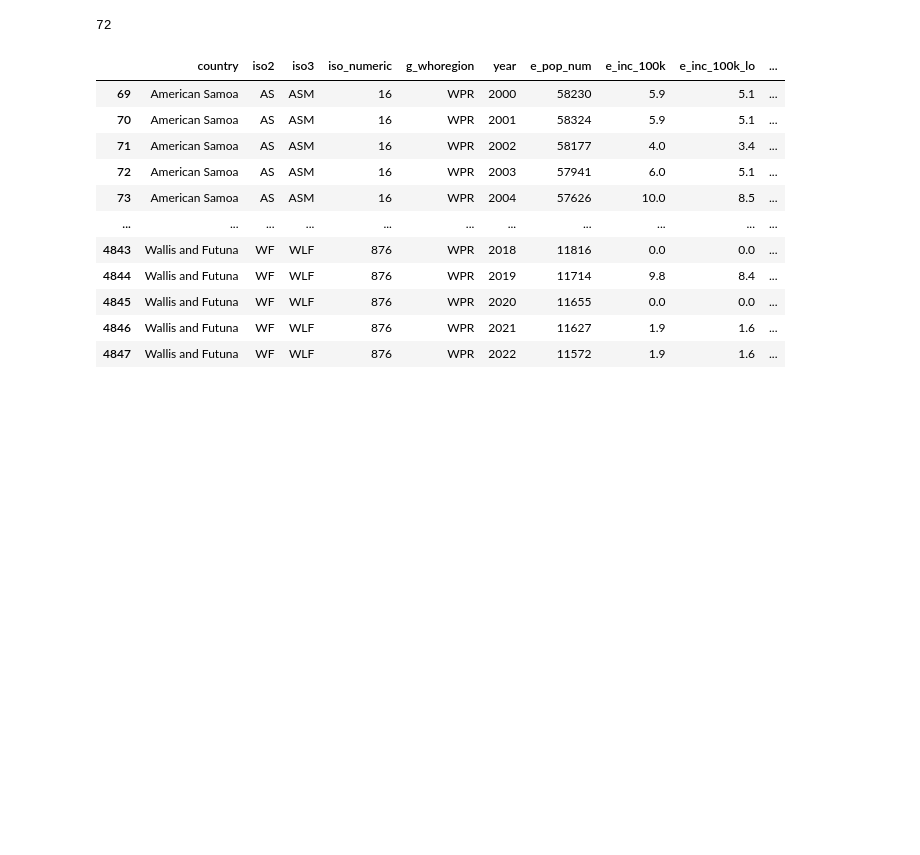
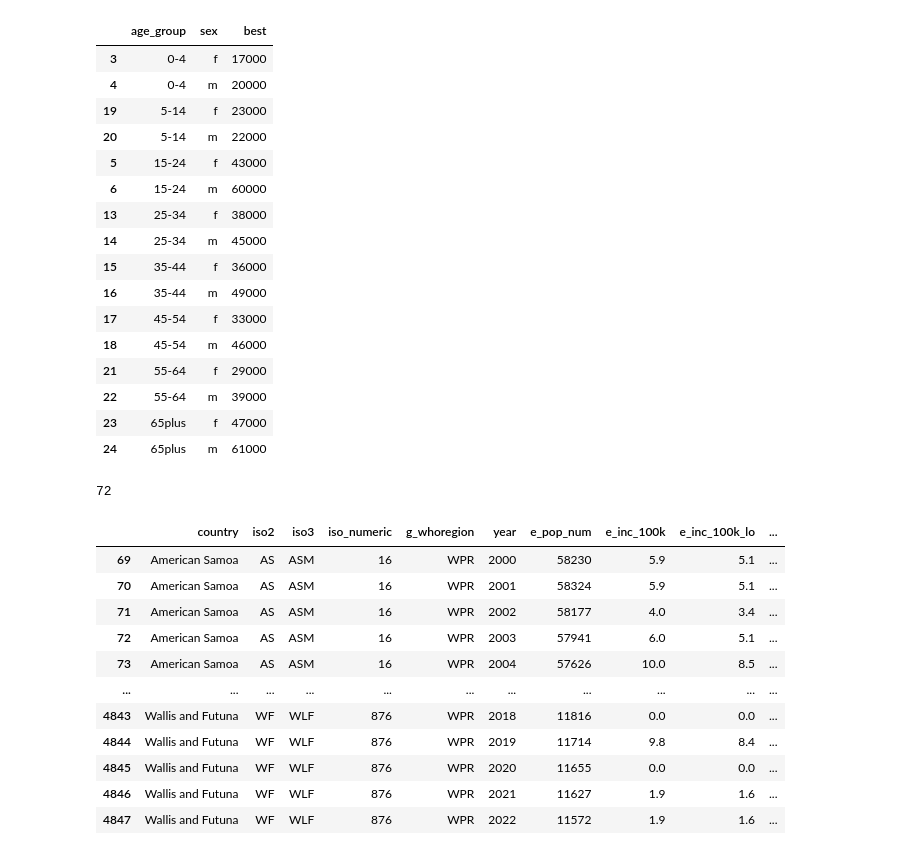
Before and after one commit to UBC-MDS/DSCI-532_2024_1_TBtracker, a Jupyter notebook: notebooks/eda.ipynb, the cells around one changed output. Drawn from its saved outputs; the diff is of its cells as text; code cells hidden in the pictures; blank space fills up the shorter version.

```diff
--- a/notebooks/eda.ipynb
+++ b/notebooks/eda.ipynb
@@ -2,0 +42,32 @@ import pandas as pd
+# %%
+# order age_group and omitting the following redundant groups: '0-14', '15plus' '18plus'
+
+rfs_pak_age_sex_w_all = rfs_pak_age_sex_w_all[~rfs_pak_age_sex_w_all['age_group'].isin(['0-14', '15plus', '18plus'])].copy()
+
+order_age = ['0-4', '5-14', '15-24', '25-34', '35-44', '45-54', '55-64', '65plus']
+
+# Set the 'age_group' column to a categorical type with the defined order
+rfs_pak_age_sex_w_all['age_group'] = pd.Categorical(rfs_pak_age_sex_w_all['age_group'], categories=order_age, ordered=True)
+
+# Sort the DataFrame by 'age_group'
+rfs_pak_age_sex_w_all = rfs_pak_age_sex_w_all.sort_values('age_group')
+
+rfs_pak_age_sex_w_all
+# %% [output]
+|  | age_group | sex | best |
+| 3 | 0-4 | f | 17000 |
+| 4 | 0-4 | m | 20000 |
+| 19 | 5-14 | f | 23000 |
+| 20 | 5-14 | m | 22000 |
+| 5 | 15-24 | f | 43000 |
+| 6 | 15-24 | m | 60000 |
+| 13 | 25-34 | f | 38000 |
+| 14 | 25-34 | m | 45000 |
+| 15 | 35-44 | f | 36000 |
+| 16 | 35-44 | m | 49000 |
+| 17 | 45-54 | f | 33000 |
+| 18 | 45-54 | m | 46000 |
+| 21 | 55-64 | f | 29000 |
+| 22 | 55-64 | m | 39000 |
+| 23 | 65plus | f | 47000 |
+| 24 | 65plus | m | 61000 |
```
Also changed, not shown: parts of 6 cells of this notebook, 2 other files.
